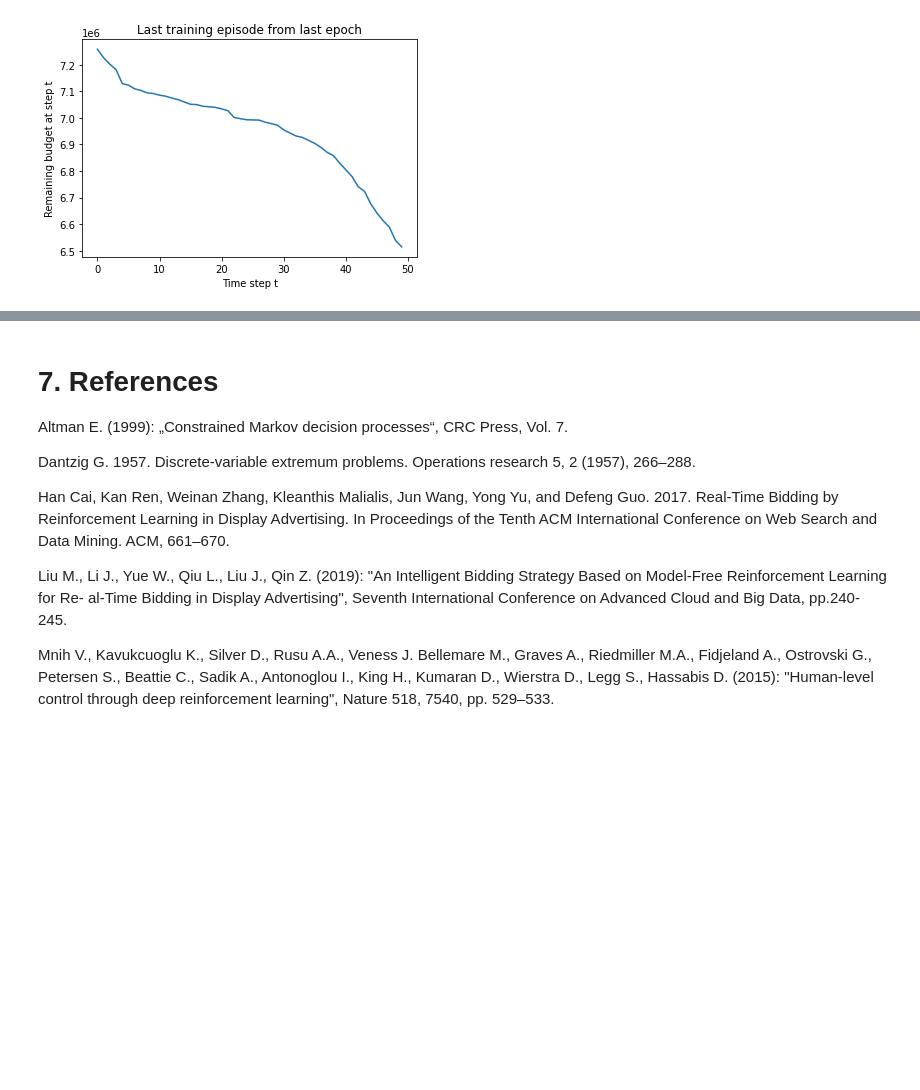
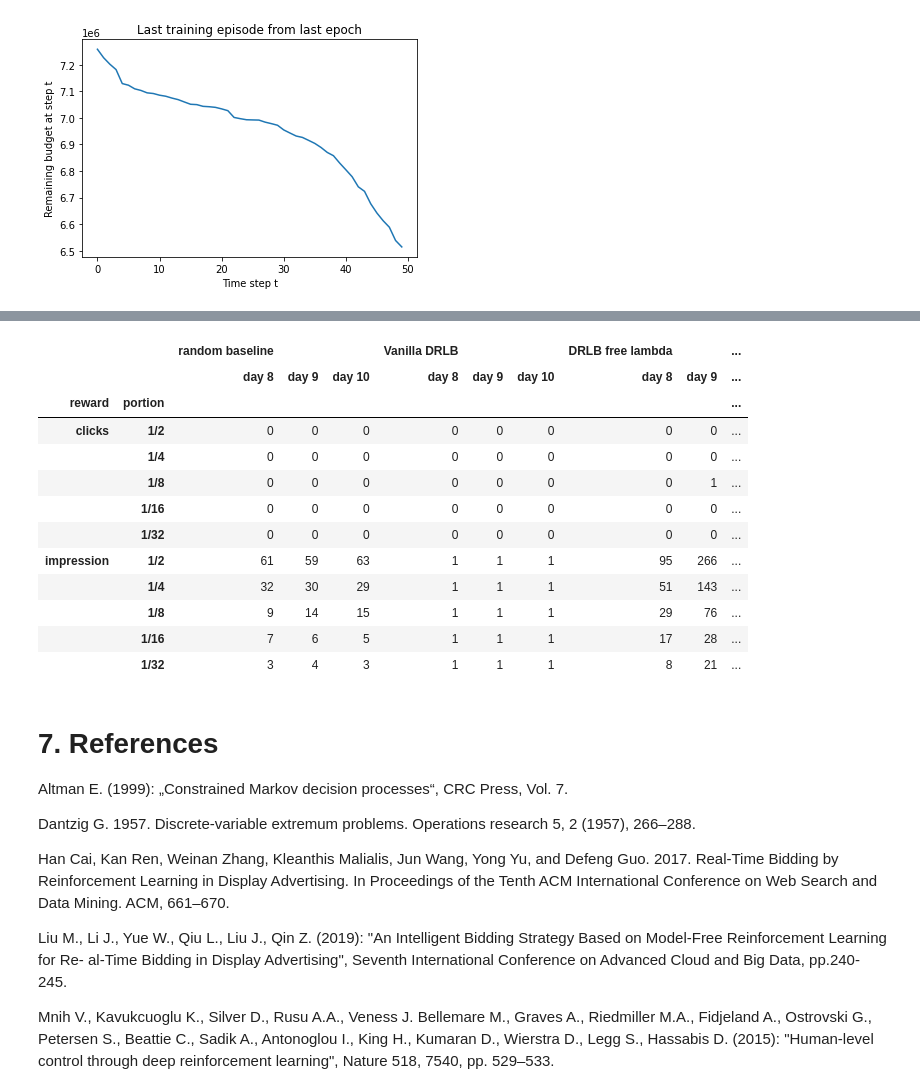
Before and after one commit to aynetdia/Budget_Constrained_Bidding, a Jupyter notebook: Tutorial.ipynb, the cells around one changed output, grey strips where cells are left out. Saved outputs shown, nothing was run; the diff lists cells and outputs as text; code cells hidden in the pictures; blank space fills up the shorter version.

```diff
--- a/Tutorial.ipynb
+++ b/Tutorial.ipynb
@@ -912,3 +922,38 @@ Text(0.5, 1.0, 'Last training episode from last epoch')
+# %%
+# Compare results of all models
+iterables=[['clicks','impression'],['1/2','1/4','1/8','1/16','1/32']]
+arrays=pd.MultiIndex.from_product(iterables, names=['reward', 'portion'])
+a=pd.Series(rand_clicks[:5] + rand_imps[:5])
+b=pd.Series(rand_clicks[5:10] + rand_imps[5:10])
+c=pd.Series(rand_clicks[10:] + rand_imps[10:])
+vanilla_drlb=pd.Series([0]*5 + [1]*5)
+drlb_free_a=pd.Series(([0]*5) + [95,51,29,17,8])
+drlb_free_b=pd.Series([0,0,1,0,0,266,143,76,28,21])
+drlb_free_c=pd.Series([3,3,1,0,1,154,216,65,46,33])
+drlb_ep_a=pd.Series(([0]*5) + [95,51,29,17,8])
+drlb_ep_b=pd.Series([1,1,0,0,0,87,46,24,12,5])
+drlb_ep_c=pd.Series(([0]*5) + [94,43,22,11,6])
+display=pd.DataFrame(pd.concat([a,b,c,vanilla_drlb,vanilla_drlb,vanilla_drlb,drlb_free_a,drlb_free_b,drlb_free_c,drlb_ep_a,
+                                drlb_ep_b,drlb_ep_c],axis=1).values, index=arrays)
+display.columns=pd.MultiIndex.from_tuples([("random baseline", "day 8"), ("random baseline", "day 9"), ("random baseline", "day 10"),
+                                          ("Vanilla DRLB", "day 8"), ("Vanilla DRLB", "day 9"), ("Vanilla DRLB", "day 10"),
+                                          ("DRLB free lambda", "day 8"), ("DRLB free lambda", "day 9"), ("DRLB free lambda", "day 10"),
+                                          ("DRLB episode lambda", "day 8"), ("DRLB episode lambda", "day 9"), ("DRLB episode lambda", "day 10")])
+display
+# %% [output]
+|  |  | random baseline |  |  | Vanilla DRLB |  |  | DRLB free lambda |  | ... |
+|  |  | day 8 | day 9 | day 10 | day 8 | day 9 | day 10 | day 8 | day 9 | ... |
+| reward | portion |  |  |  |  |  |  |  |  | ... |
+| clicks | 1/2 | 0 | 0 | 0 | 0 | 0 | 0 | 0 | 0 | ... |
+|  | 1/4 | 0 | 0 | 0 | 0 | 0 | 0 | 0 | 0 | ... |
+|  | 1/8 | 0 | 0 | 0 | 0 | 0 | 0 | 0 | 1 | ... |
+|  | 1/16 | 0 | 0 | 0 | 0 | 0 | 0 | 0 | 0 | ... |
+|  | 1/32 | 0 | 0 | 0 | 0 | 0 | 0 | 0 | 0 | ... |
+| impression | 1/2 | 61 | 59 | 63 | 1 | 1 | 1 | 95 | 266 | ... |
+|  | 1/4 | 32 | 30 | 29 | 1 | 1 | 1 | 51 | 143 | ... |
+|  | 1/8 | 9 | 14 | 15 | 1 | 1 | 1 | 29 | 76 | ... |
+|  | 1/16 | 7 | 6 | 5 | 1 | 1 | 1 | 17 | 28 | ... |
+|  | 1/32 | 3 | 4 | 3 | 1 | 1 | 1 | 8 | 21 | ... |
 # %% [markdown]
 # 7. References
 
```
Also changed, not shown: parts of 14 cells of this notebook, 2 other files.
